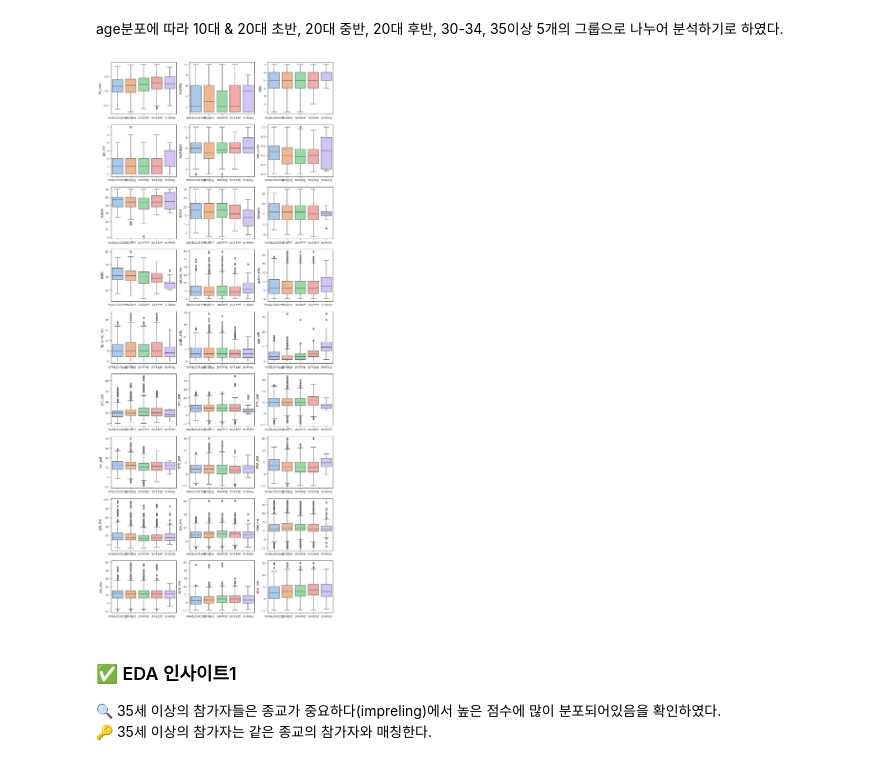
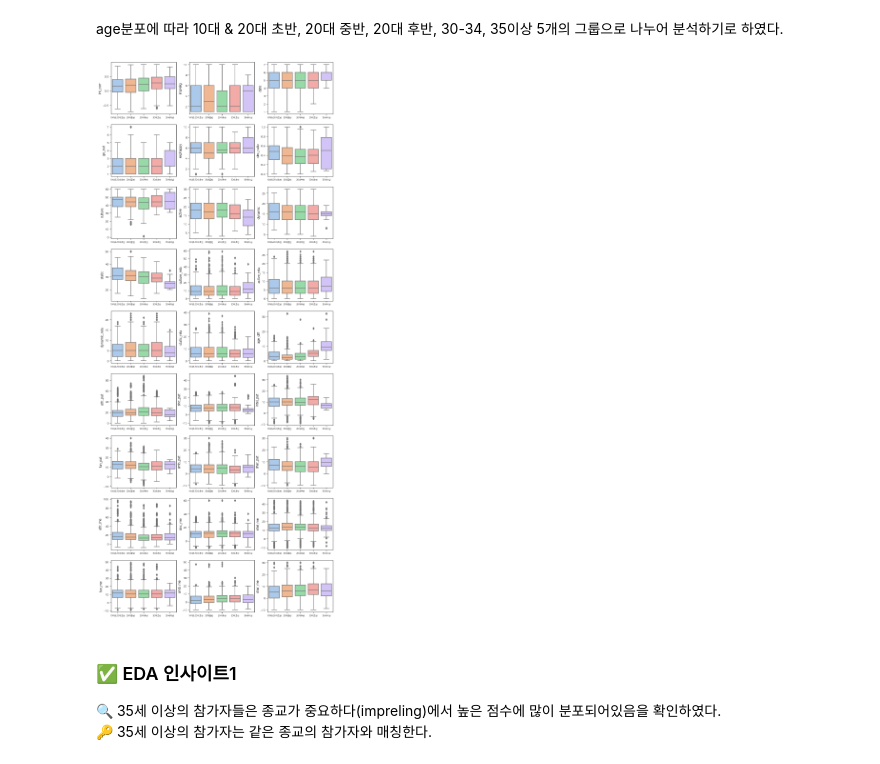
Before and after one commit to Da-Hye-JUNG/RE-Speed-Dating, a Jupyter notebook: 스피드데이팅성공요인분석_code.ipynb, the cells around one changed output. Cells and saved outputs as stored; diff of their text form; code cells hidden in the pictures.

```diff
--- a/스피드데이팅성공요인분석_code.ipynb
+++ b/스피드데이팅성공요인분석_code.ipynb
@@ -930,22 +930,22 @@ for i in range(len(data)):
 # %%
 # 나이 별 분석
 plt.figure(figsize = (12, 30))
 
 i = 1
 for col in data.columns:
     if (data[col].dtype in ['float64', 'int64']) and (col not in ['id', 'idg', 'iid', 'round', 'gender', 'position', 'order', 'partner', 'wave', 'samerace', 'dec', 'dec_o', 'career_is', 'field_is', 'pid', 'match', 'goal', 'met_o', 'age', 'zipcode_is', 'age_group', 'field_cd', 'career_c']):
         plt.subplot(9,3,i)
         sns.boxplot(x='age_group', y=col, data=data, palette = 'pastel')
-        plt.xticks(fontsize = 8)
+        plt.xticks(fontsize = 6)
         plt.yticks(fontsize = 8)
         plt.xlabel('')
         plt.legend([], [], frameon=False)
         i += 1
 
 
 plt.show()
 # %% [output]
-[figure, old version]
+[figure, new version]
 # %% [markdown]
 ### ✅ EDA 인사이트1
 
```
Also changed, not shown: parts of 10 cells of this notebook.
